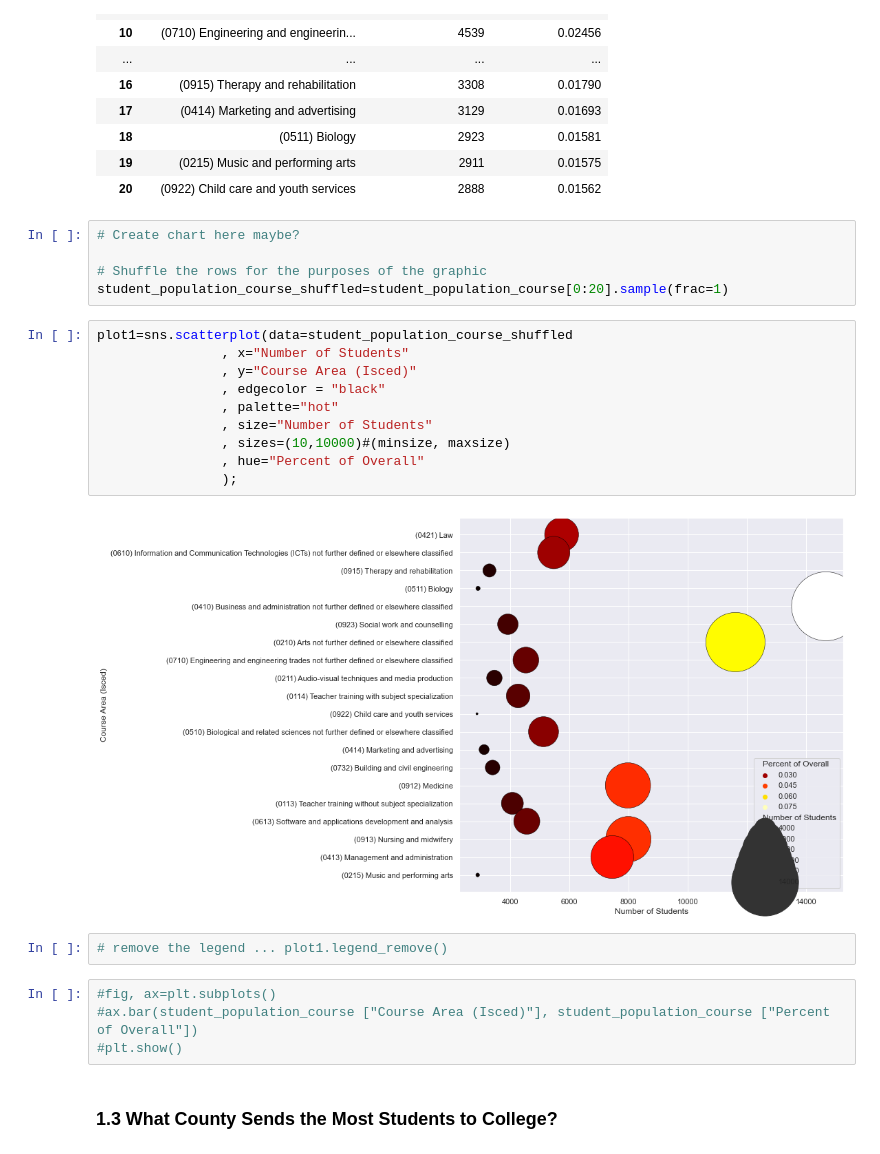
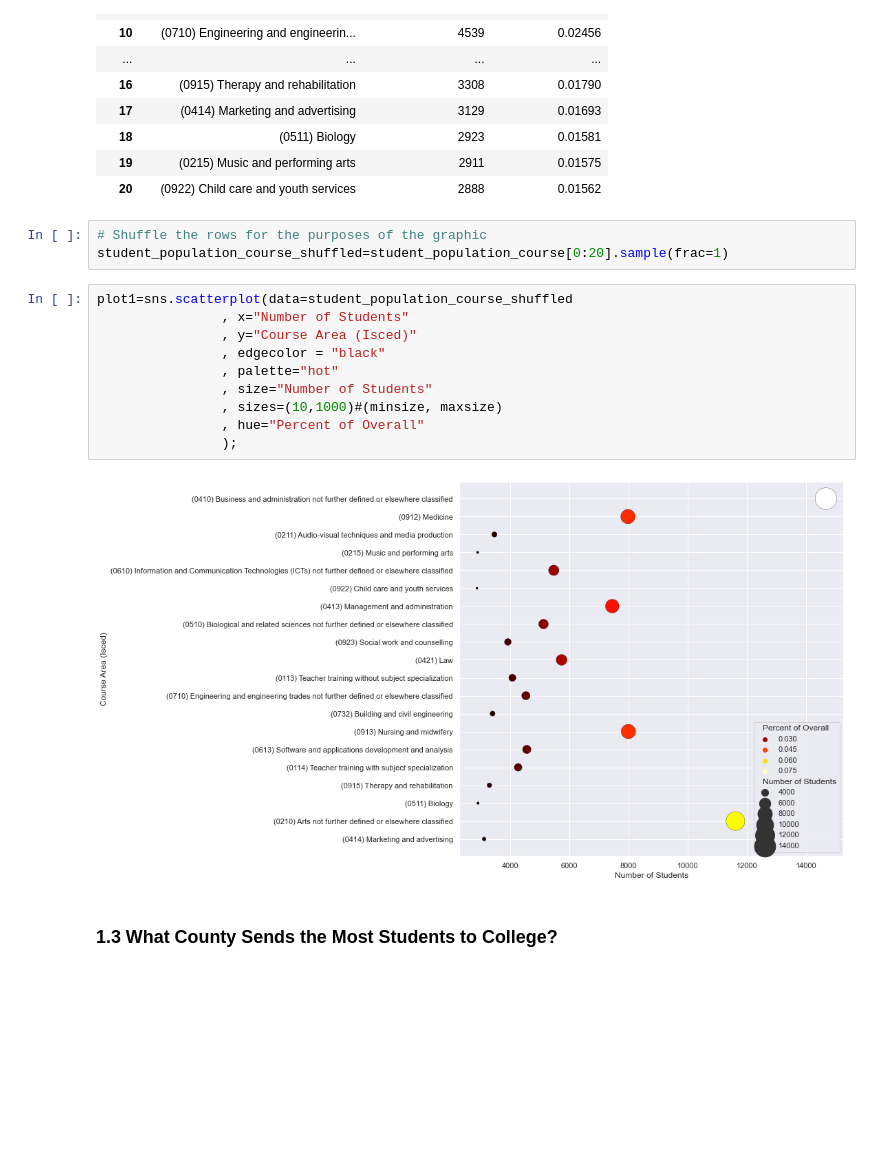
Before and after one commit to rhayeswaterford/UCDProject, a Jupyter notebook: Richard Hayes UCD Project.ipynb, the cells around one changed output. Cells and saved outputs as stored; diff of their text form; blank space fills up the shorter version.

```diff
--- a/Richard Hayes UCD Project.ipynb
+++ b/Richard Hayes UCD Project.ipynb
@@ -171,28 +211,20 @@ student_population_course [0:20]
 | 19 | (0215) Music and performing arts | 2911 | 0.01575 |
 | 20 | (0922) Child care and youth services | 2888 | 0.01562 |
 # %%
-# Create chart here maybe?
-
 # Shuffle the rows for the purposes of the graphic
 student_population_course_shuffled=student_population_course[0:20].sample(frac=1)
 # %%
 plot1=sns.scatterplot(data=student_population_course_shuffled
                 , x="Number of Students"
                 , y="Course Area (Isced)"
                 , edgecolor = "black"
                 , palette="hot"
                 , size="Number of Students"
-                , sizes=(10,10000)#(minsize, maxsize)
+                , sizes=(10,1000)#(minsize, maxsize)
                 , hue="Percent of Overall"
                 );
 # %% [output]
-[figure, old version]
+[figure, new version]
-# %%
-# remove the legend ... plot1.legend_remove()
-# %%
-#fig, ax=plt.subplots()
-#ax.bar(student_population_course ["Course Area (Isced)"], student_population_course ["Percent of Overall"])
-#plt.show()
 # %% [markdown]
 ### 1.3 What County Sends the Most Students to College?
 # %%
```
Also changed, not shown: parts of 42 cells of this notebook.
